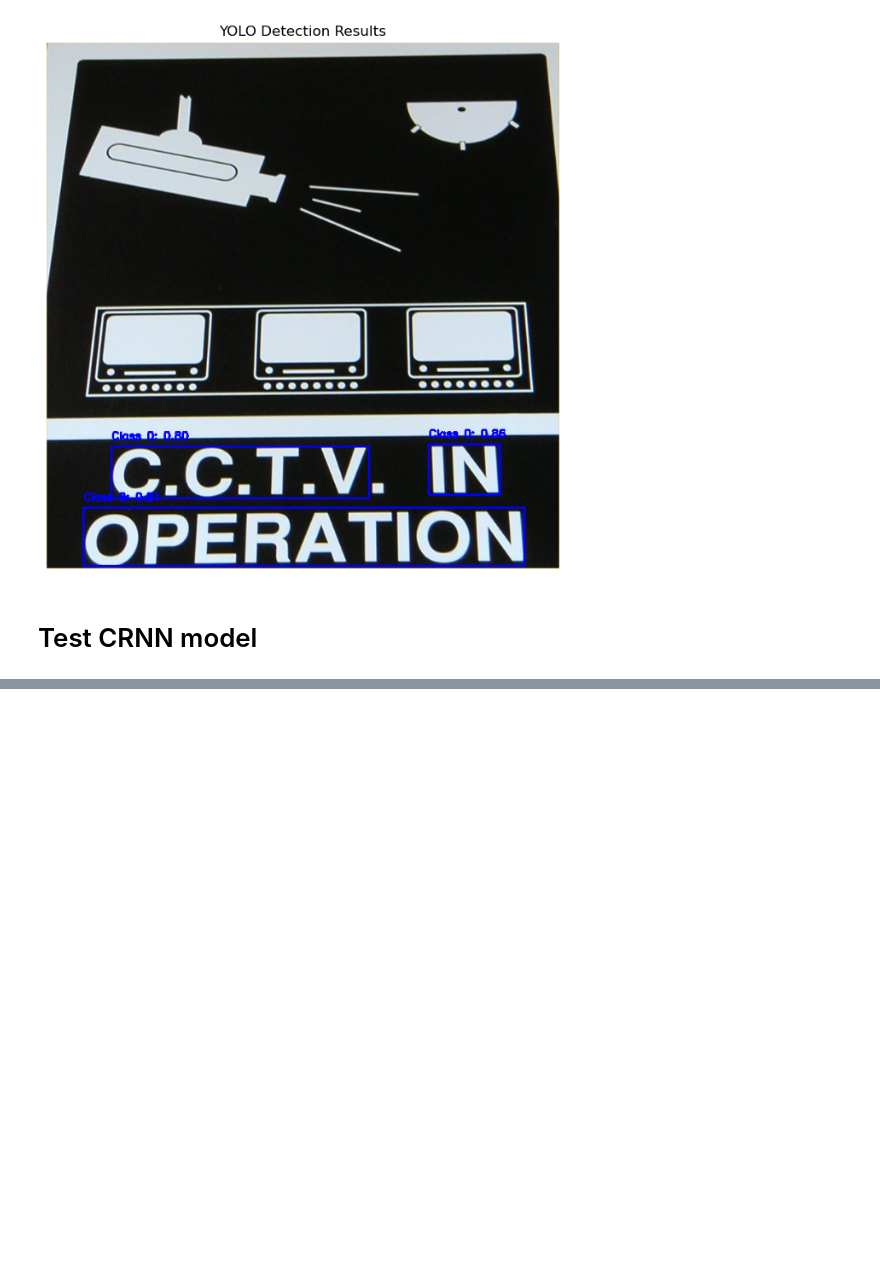
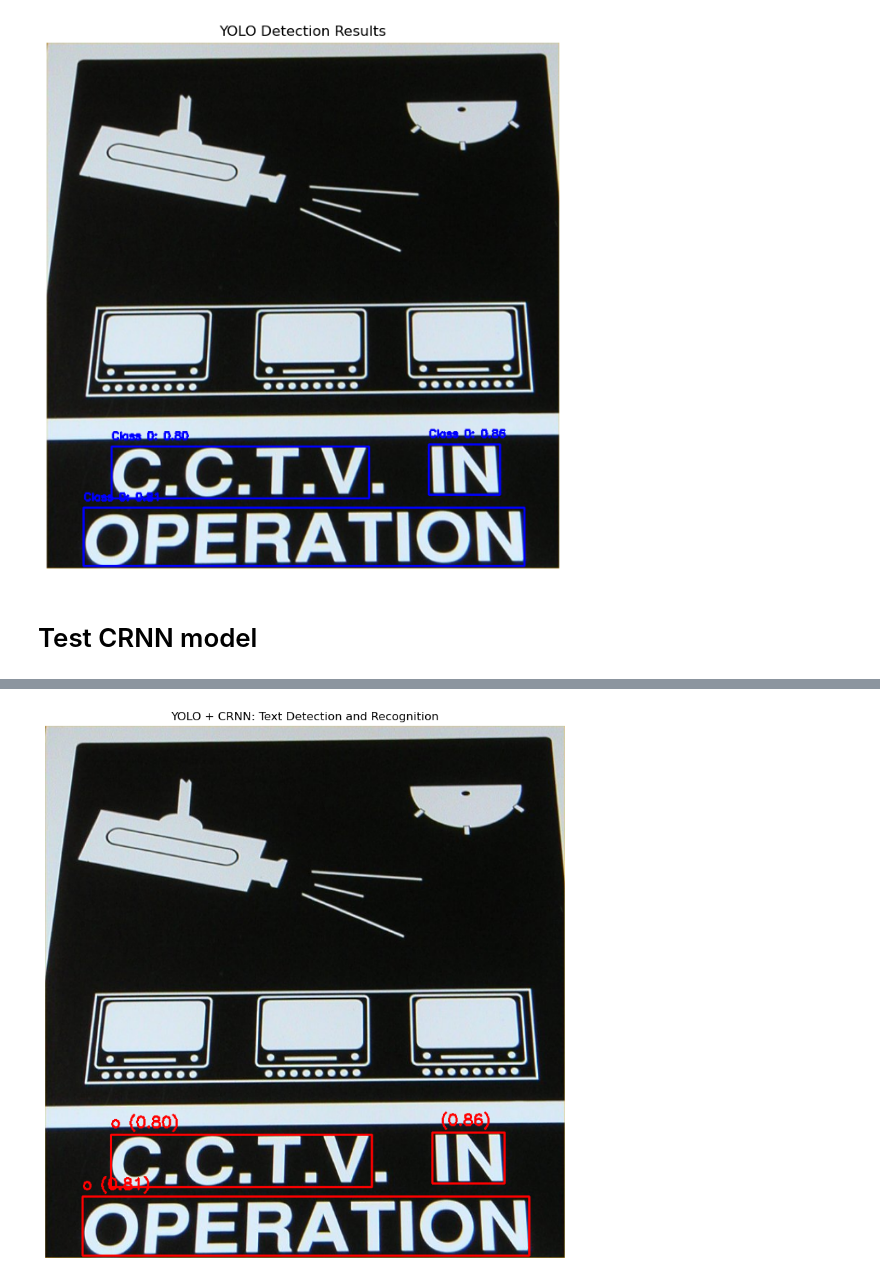
Before and after one commit to dinhgia2106/OCR, a Jupyter notebook: test.ipynb, the cells around one changed output, grey strips where cells are left out. Saved outputs shown, nothing was run; the diff lists cells and outputs as text; code cells hidden in the pictures; blank space fills up the shorter version.

Commit message:
Fix parameters CRNN

```diff
--- a/test.ipynb
+++ b/test.ipynb
@@ -12,9 +12,9 @@ import matplotlib
 
 %matplotlib inline
 # %%
-model = YOLO("runs/detect/train/weights/best.pt")
+yolo_model = YOLO("runs/detect/train/weights/best.pt")
 
-metrics = model.val(data="datasets/yolo_data/data.yaml", workers=0)
+metrics = yolo_model.val(data="datasets/yolo_data/data.yaml", workers=0)
 
 print(f"mAP@0.5: {metrics.box.map50:.4f}")      # mAP@0.5
 print(f"mAP@0.5:0.95: {metrics.box.map:.4f}")   # mAP@0.5:0.95
@@ -31,7 +40,9 @@ val: Fast image access  (ping: 0.30.2 ms, read: 13.913.6 MB/s, size: 140.6 KB)
 # %%
-results = model(f"datasets\\yolo_data\\test\\images\\aPICT0020.JPG")
+image_path = f"datasets\\yolo_data\\test\\images\\aPICT0020.JPG"
 
-for result in results:
+yolo_results = yolo_model(image_path)
+
+for result in yolo_results:
     boxes = result.boxes.xyxy.cpu().numpy()  # Bounding boxes
     scores = result.boxes.conf.cpu().numpy()  # Confidence scores
     classes = result.boxes.cls.cpu().numpy()  # Class indices
@@ -55,0 +129,72 @@ Speed: 5.0ms preprocess, 41.6ms inference, 4.1ms postprocess per image at shape
+# %%
+image = cv2.imread(image_path)
+
+# Get preprocessing data for CRNN
+preprocessing_data = get_preprocessing_data()
+data_transforms = preprocessing_data['data_transforms']['val']
+idx_to_char = preprocessing_data['idx_to_char']
+
+print("Detected text regions:")
+print("-" * 50)
+
+for i, result in enumerate(yolo_results):
+    boxes = result.boxes.xyxy.cpu().numpy()
+    scores = result.boxes.conf.cpu().numpy()
+
+    for j, (box, score) in enumerate(zip(boxes, scores)):
+        if score > 0.5:  # Only process high confidence detections
+            x1, y1, x2, y2 = map(int, box)
+
+            # Crop the detected region
+            cropped_region = image[y1:y2, x1:x2]
+
+            # Convert to PIL Image and apply transforms
+            pil_image = Image.fromarray(cv2.cvtColor(cropped_region, cv2.COLOR_BGR2RGB))
+            transformed_image = data_transforms(pil_image).unsqueeze(0).to(device)
+
+            # Predict text using CRNN
+            with torch.no_grad():
+                output = crnn_model(transformed_image)
+                output = output.permute(1, 0, 2)  # Convert back from CTC format
+
+                # Get predicted sequence (greedy decoding)
+                predicted_sequence = torch.argmax(output, dim=2)
+                decoded_text = decode(predicted_sequence, idx_to_char)
+
+                print(f"Region {j+1}: Box({x1},{y1},{x2},{y2}) - Confidence: {score:.3f} - Text: '{decoded_text[0]}'")
+
+# Visualize results with predicted text
+plt.figure(figsize=(15, 10))
+image_rgb = cv2.cvtColor(image.copy(), cv2.COLOR_BGR2RGB)
+
+for result in yolo_results:
+    boxes = result.boxes.xyxy.cpu().numpy()
+    scores = result.boxes.conf.cpu().numpy()
+
+    for box, score in zip(boxes, scores):
+        if score > 0.5:
+            x1, y1, x2, y2 = map(int, box)
+
+            # Draw bounding box
+            cv2.rectangle(image_rgb, (x1, y1), (x2, y2), (255, 0, 0), 2)
+
+            # Crop and predict text
+            cropped_region = image[y1:y2, x1:x2]
+            pil_image = Image.fromarray(cv2.cvtColor(cropped_region, cv2.COLOR_BGR2RGB))
+            transformed_image = data_transforms(pil_image).unsqueeze(0).to(device)
+
+            with torch.no_grad():
+                output = crnn_model(transformed_image)
+                output = output.permute(1, 0, 2)
+                predicted_sequence = torch.argmax(output, dim=2)
+                decoded_text = decode(predicted_sequence, idx_to_char)[0]
+
+            # Add predicted text as label
+            label = f"{decoded_text} ({score:.2f})"
+            cv2.putText(image_rgb, label, (x1, y1 - 10), cv2.FONT_HERSHEY_SIMPLEX, 0.7, (255, 0, 0), 2)
+
+plt.imshow(image_rgb)
+plt.axis('off')
+plt.title('YOLO + CRNN: Text Detection and Recognition')
+plt.show()
+# %% [output]
@@ -55,0 +218 @@ Speed: 5.0ms preprocess, 41.6ms inference, 4.1ms postprocess per image at shape
+[figure, added]
```
Also changed, not shown: parts of 5 cells of this notebook, 2 other files.
